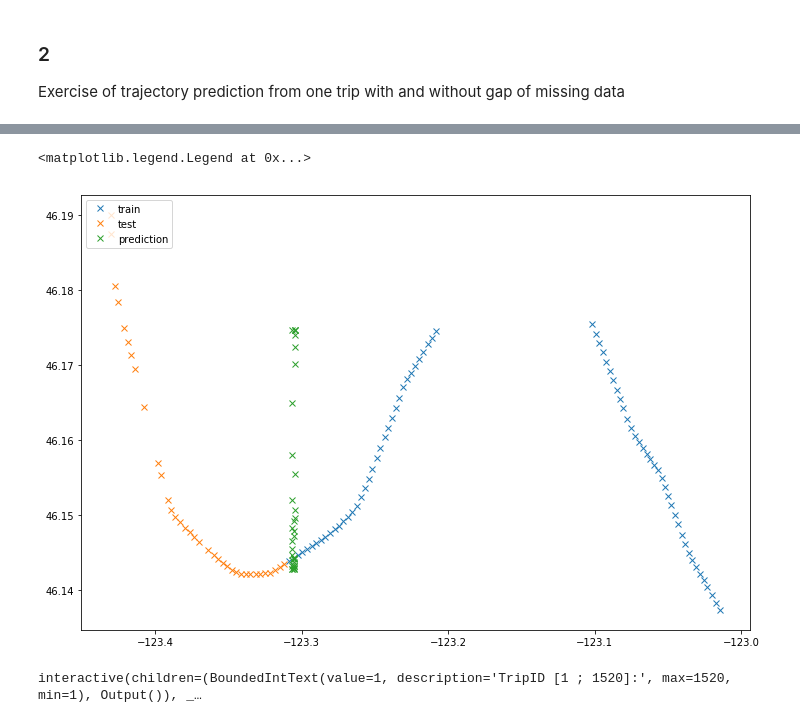
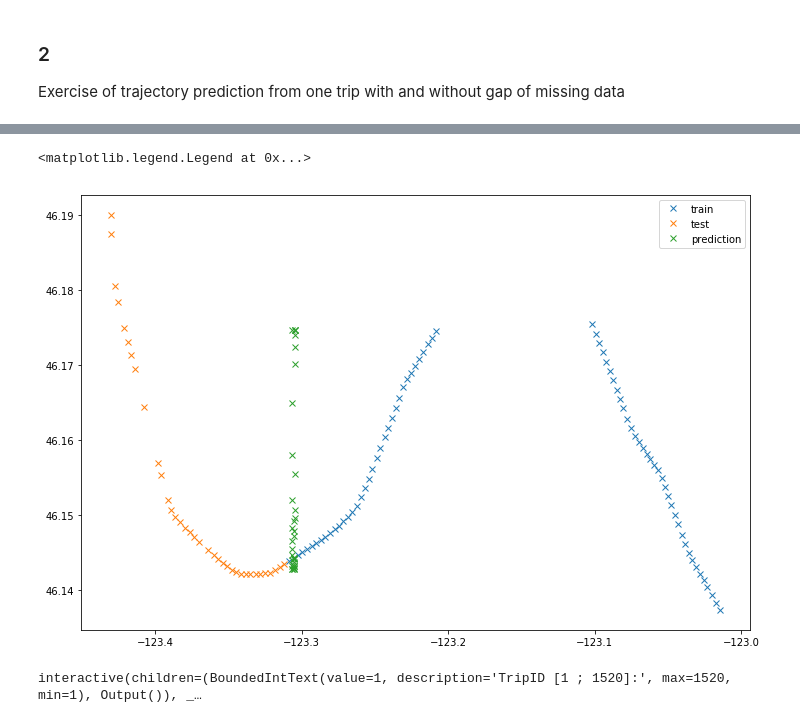
Before and after one commit to xldrkp/jb-test, a Jupyter notebook: content/chapter1-numerical/1-2-experiments.ipynb, the cells around one changed output, grey strips where cells are left out. Saved outputs shown, nothing was run; the diff lists cells and outputs as text; code cells hidden in the pictures.

```diff
--- a/content/chapter1-numerical/1-2-experiments.ipynb
+++ b/content/chapter1-numerical/1-2-experiments.ipynb
@@ -234,17 +243,17 @@ gap_df = gap_df.append(df.loc[df.index > index_end])
 # %%
 # Prediction and result
 
 train_lat, test_lat, prediction_lat, baseline_lat, error_lat = rf_trajectory(gap_df, 0.67, 'LAT')
 train_lon, test_lon, prediction_lon, baseline_lon, error_lon = rf_trajectory(gap_df, 0.67, 'LON')
 
 plt.figure(figsize=(12,8))
 plt.plot(np.asarray(train_lon['LON']), np.asarray(train_lat['LAT']), 'x', label = 'train')
 plt.plot(np.asarray(test_lon['LON']), np.asarray(test_lat['LAT']), 'x', label = 'test')
 plt.plot(np.asarray(prediction_lon), np.asarray(prediction_lat), 'x', label = 'prediction')
-plt.legend(loc = 'upper left')
+plt.legend(loc = 'upper right')
 # %% [output]
 <matplotlib.legend.Legend at 0x...>
-[figure, old version]
+[figure, new version]
 # %%
 # compare for other trip
 
```
Also changed, not shown: parts of 23 cells of this notebook.
